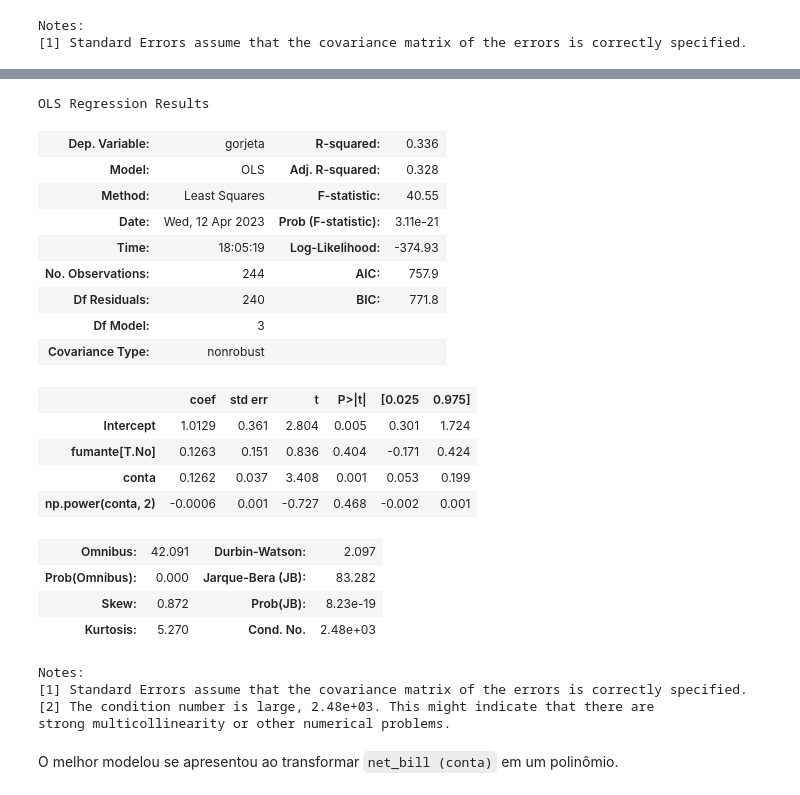
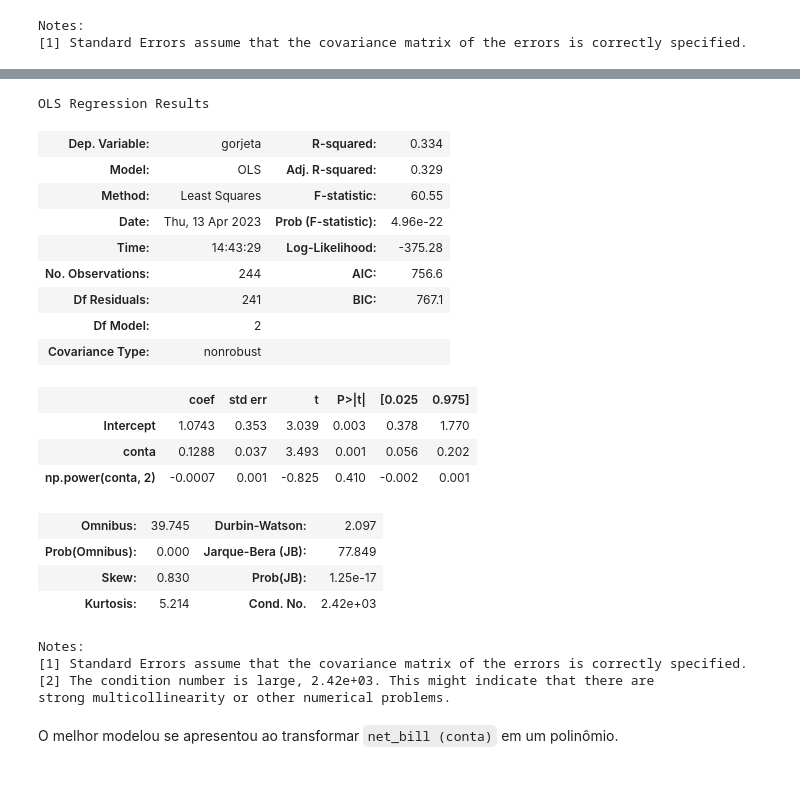
Before and after one commit to LucaScaldaferri/Curso_Cientista_de_Dados, a Jupyter notebook: Módulo 12 - Regressão I/Exercício 3/exercicio_modulo12_P3.ipynb, the cells around one changed output, grey strips where cells are left out. Cells and saved outputs as stored; diff of their text form; code cells hidden in the pictures.

````diff
--- a/Módulo 12 - Regressão I/Exercício 3/exercicio_modulo12_P3.ipynb
+++ b/Módulo 12 - Regressão I/Exercício 3/exercicio_modulo12_P3.ipynb
@@ -169,33 +167,32 @@ OLS Regression Results
 Notes:
 [1] Standard Errors assume that the covariance matrix of the errors is correctly specified.
 # %%
-y, X = patsy.dmatrices('gorjeta ~ fumante + conta + np.power(conta, 2)', df)
+y, X = patsy.dmatrices('gorjeta ~ conta + np.power(conta, 2)', df)
 
 modelo = sm.OLS(y,X).fit()
 modelo.summary()
 # %% [output]
 OLS Regression Results
-| Dep. Variable: | gorjeta | R-squared: | 0.336 |
-| Model: | OLS | Adj. R-squared: | 0.328 |
-| Method: | Least Squares | F-statistic: | 40.55 |
-| Date: | Wed, 12 Apr 2023 | Prob (F-statistic): | 3.11e-21 |
-| Time: | 18:05:19 | Log-Likelihood: | -374.93 |
-| No. Observations: | 244 | AIC: | 757.9 |
-| Df Residuals: | 240 | BIC: | 771.8 |
-| Df Model: | 3 |  |  |
+| Dep. Variable: | gorjeta | R-squared: | 0.334 |
+| Model: | OLS | Adj. R-squared: | 0.329 |
+| Method: | Least Squares | F-statistic: | 60.55 |
+| Date: | Thu, 13 Apr 2023 | Prob (F-statistic): | 4.96e-22 |
+| Time: | 14:43:29 | Log-Likelihood: | -375.28 |
+| No. Observations: | 244 | AIC: | 756.6 |
+| Df Residuals: | 241 | BIC: | 767.1 |
+| Df Model: | 2 |  |  |
 | Covariance Type: | nonrobust |  |  |
 |  | coef | std err | t | P>|t| | [0.025 | 0.975] |
-| Intercept | 1.0129 | 0.361 | 2.804 | 0.005 | 0.301 | 1.724 |
-| fumante[T.No] | 0.1263 | 0.151 | 0.836 | 0.404 | -0.171 | 0.424 |
-| conta | 0.1262 | 0.037 | 3.408 | 0.001 | 0.053 | 0.199 |
-| np.power(conta, 2) | -0.0006 | 0.001 | -0.727 | 0.468 | -0.002 | 0.001 |
+| Intercept | 1.0743 | 0.353 | 3.039 | 0.003 | 0.378 | 1.770 |
+| conta | 0.1288 | 0.037 | 3.493 | 0.001 | 0.056 | 0.202 |
+| np.power(conta, 2) | -0.0007 | 0.001 | -0.825 | 0.410 | -0.002 | 0.001 |
-| Omnibus: | 42.091 | Durbin-Watson: | 2.097 |
-| Prob(Omnibus): | 0.000 | Jarque-Bera (JB): | 83.282 |
-| Skew: | 0.872 | Prob(JB): | 8.23e-19 |
-| Kurtosis: | 5.270 | Cond. No. | 2.48e+03 |
+| Omnibus: | 39.745 | Durbin-Watson: | 2.097 |
+| Prob(Omnibus): | 0.000 | Jarque-Bera (JB): | 77.849 |
+| Skew: | 0.830 | Prob(JB): | 1.25e-17 |
+| Kurtosis: | 5.214 | Cond. No. | 2.42e+03 |
 Notes:
 [1] Standard Errors assume that the covariance matrix of the errors is correctly specified.
-[2] The condition number is large, 2.48e+03. This might indicate that there are
+[2] The condition number is large, 2.42e+03. This might indicate that there are
 strong multicollinearity or other numerical problems.
 # %% [markdown]
 O melhor modelou se apresentou ao transformar ```net_bill (conta)``` em um polinômio.
````
Also changed, not shown: parts of 16 cells of this notebook.
